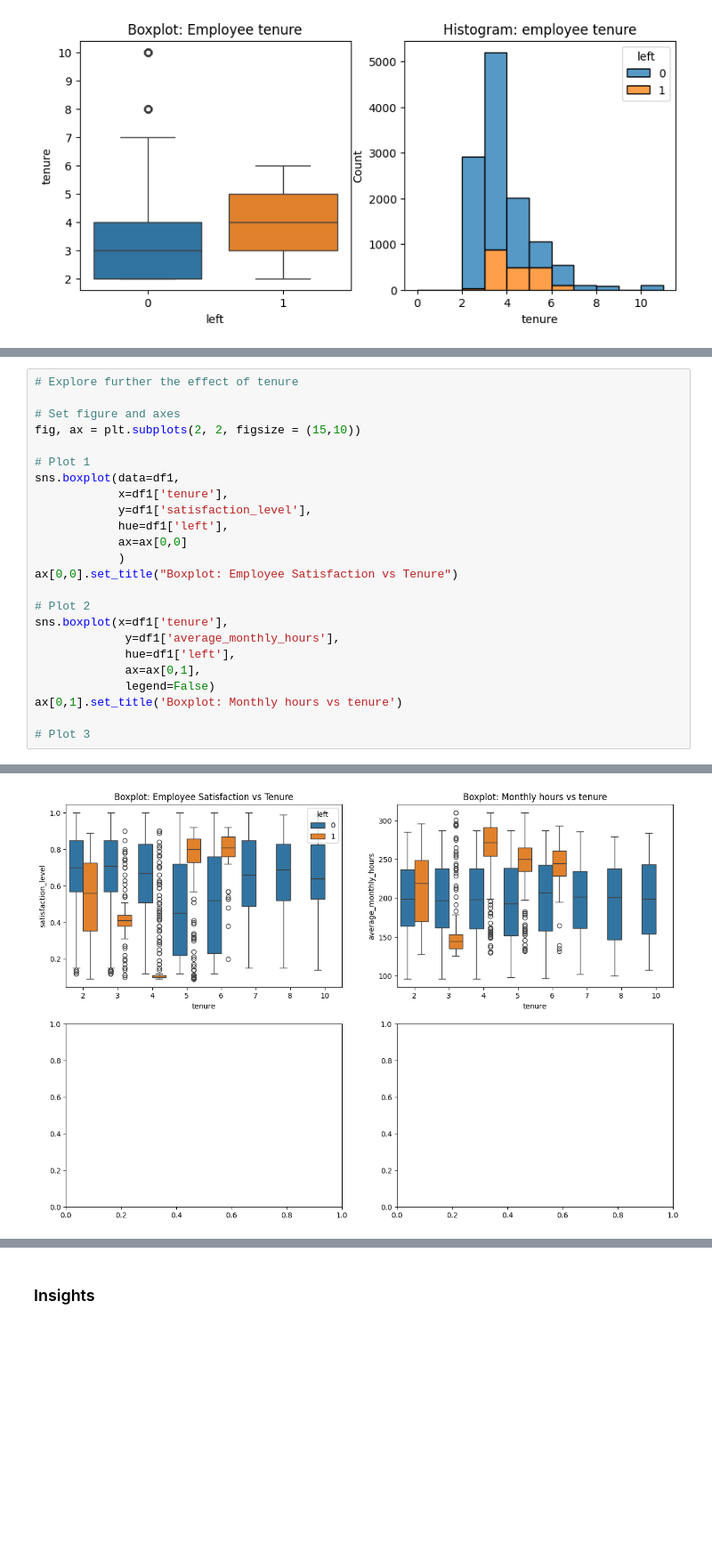
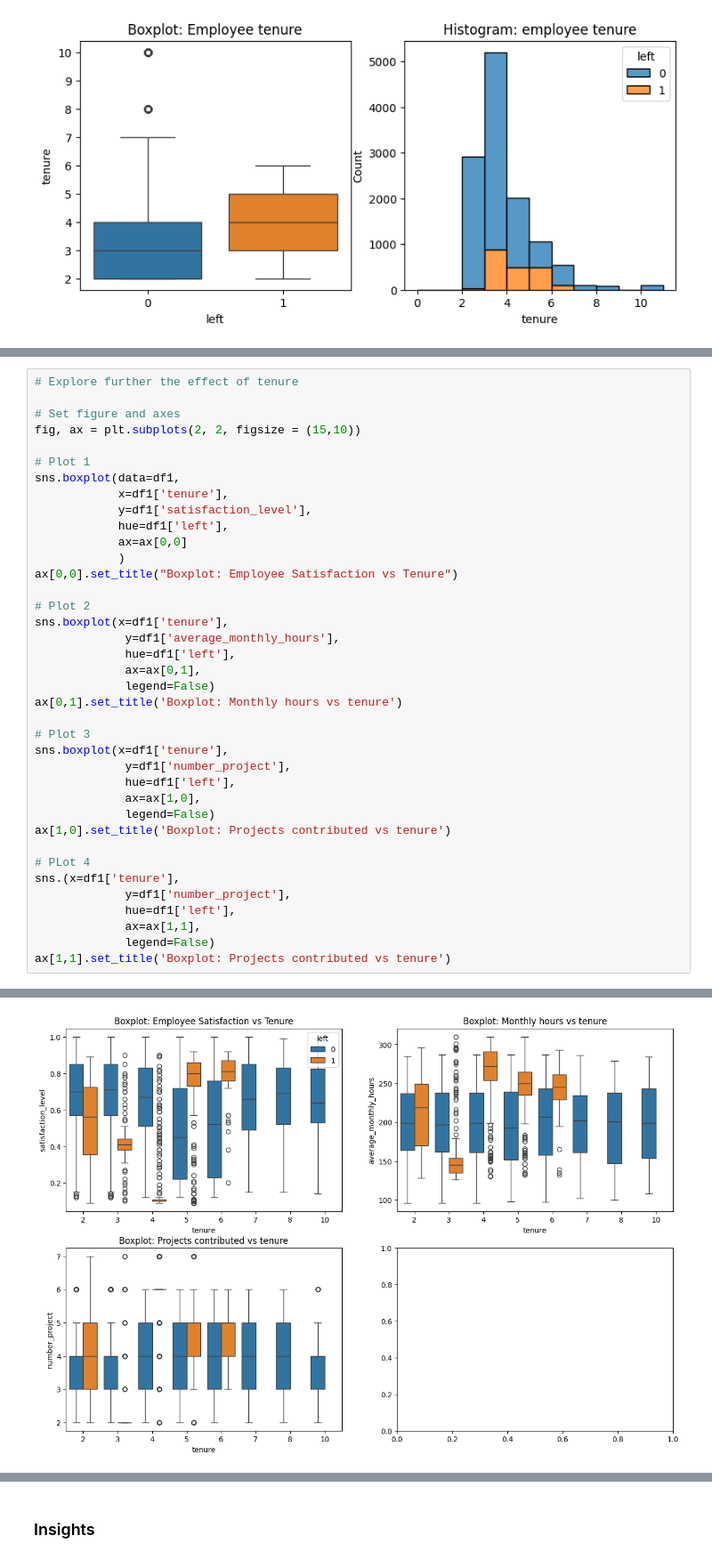
Before and after one commit to dianario/google_capstone_salifort_motors_analytics, a Jupyter notebook: course_7_salifort_motors_project_lab.ipynb, the cells around one changed output, grey strips where cells are left out. Shown at 89% size. Drawn from its saved outputs; the diff is of its cells as text; blank space fills up the shorter version.

```diff
--- a/course_7_salifort_motors_project_lab.ipynb
+++ b/course_7_salifort_motors_project_lab.ipynb
@@ -496,4 +533,18 @@ sns.boxplot(x=df1['tenure'],
 ax[0,1].set_title('Boxplot: Monthly hours vs tenure')
 
 # Plot 3
+sns.boxplot(x=df1['tenure'],
+             y=df1['number_project'],
+             hue=df1['left'],
+             ax=ax[1,0],
+             legend=False)
+ax[1,0].set_title('Boxplot: Projects contributed vs tenure')
+
+# PLot 4
+sns.(x=df1['tenure'],
+             y=df1['number_project'],
+             hue=df1['left'],
+             ax=ax[1,1],
+             legend=False)
+ax[1,1].set_title('Boxplot: Projects contributed vs tenure')
 # %% [output]
@@ -501 +552 @@ Text(0.5, 1.0, 'Boxplot: Monthly hours vs tenure')
-[figure, old version]
+[figure, new version]
```
Also changed, not shown: parts of 29 cells of this notebook.
